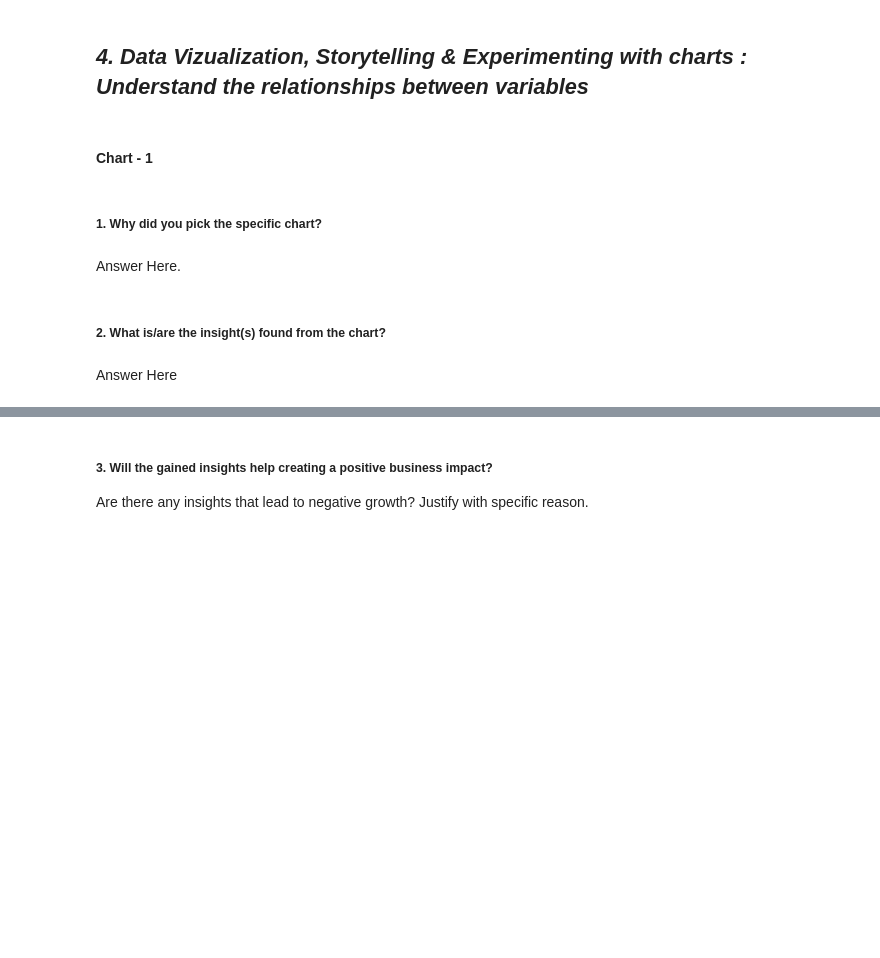
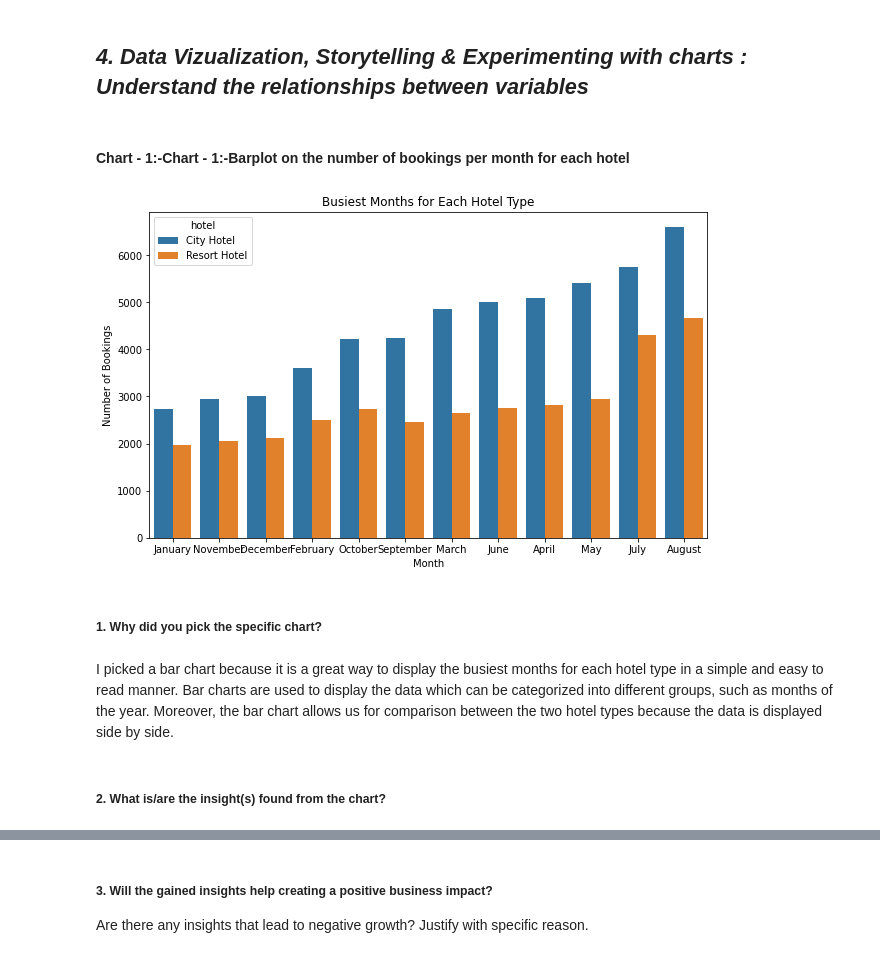
Before and after one commit to Sourabh3054/SAURABH1234, a Jupyter notebook: Copy_of_Sample_EDA_Submission_Template.ipynb, the cells around one changed output, grey strips where cells are left out. Saved outputs shown, nothing was run; the diff lists cells and outputs as text; code cells hidden in the pictures; blank space fills up the shorter version.

```diff
--- a/Copy_of_Sample_EDA_Submission_Template.ipynb
+++ b/Copy_of_Sample_EDA_Submission_Template.ipynb
@@ -749,4 +786,2 @@ Answer Here.
 # %% [markdown]
 ## ***4. Data Vizualization, Storytelling & Experimenting with charts : Understand the relationships between variables***
-# %% [markdown]
-#### Chart - 1
@@ -755,8 +788,21 @@ Answer Here.
+# %% [markdown]
+#### Chart - 1:-**Chart - 1:**-**Barplot on the number of bookings per month for each hotel**
+# %%
+
+# Chart - 1 visualization code
+# The crowd per months for both hotel types
+
+plt.figure(figsize=(10,6)) # sets the figure size for the chart
+sns.barplot(data=busy_months, x='arrival_date_month', y='count', hue='hotel') # Uses seaborn librart to plot the chart. x axis shows the arrival date month and y axis shows the count of number of bookings
+plt.title('Busiest Months for Each Hotel Type') # Sets the title of the chart
+plt.xlabel('Month') # Sets x label
+plt.ylabel('Number of Bookings') # sete y label
+plt.show()
+# %% [output]
+[figure, added]
 # %% [markdown]
 ##### 1. Why did you pick the specific chart?
-# %% [markdown]
-Answer Here.
+# %% [markdown]
+I picked a bar chart because it is a great way to display the busiest months for each hotel type in a simple and easy to read manner. Bar charts are used to display the data which can be categorized into different groups, such as months of the year. Moreover, the bar chart allows us for comparison between the two hotel types because the data is displayed side by side.
 # %% [markdown]
 ##### 2. What is/are the insight(s) found from the chart?
-# %% [markdown]
-Answer Here
```
Also changed, not shown: parts of 35 cells of this notebook.
